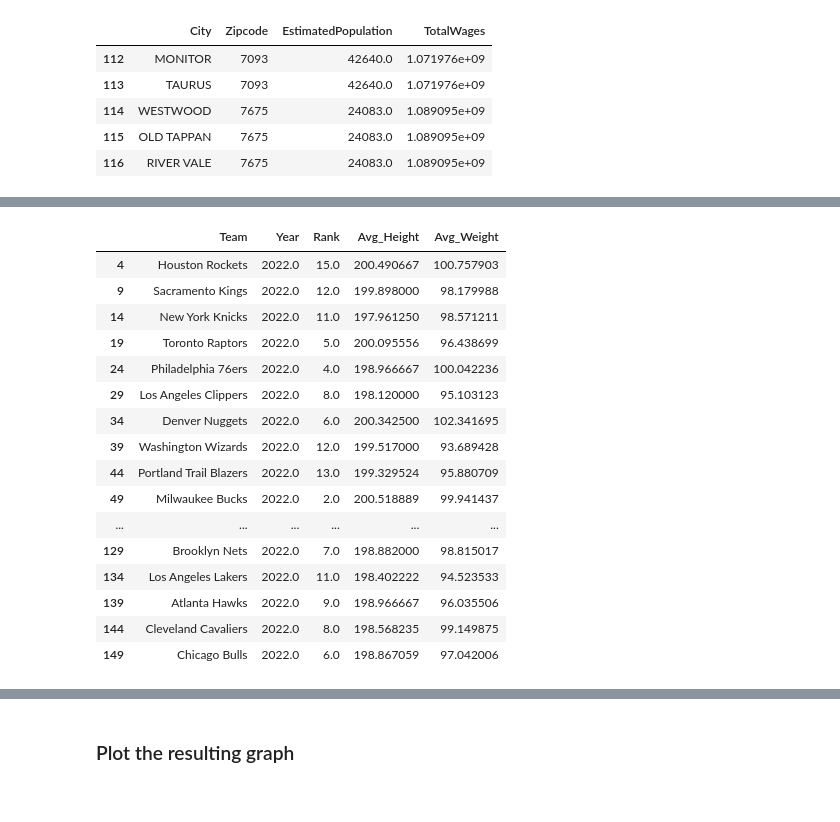
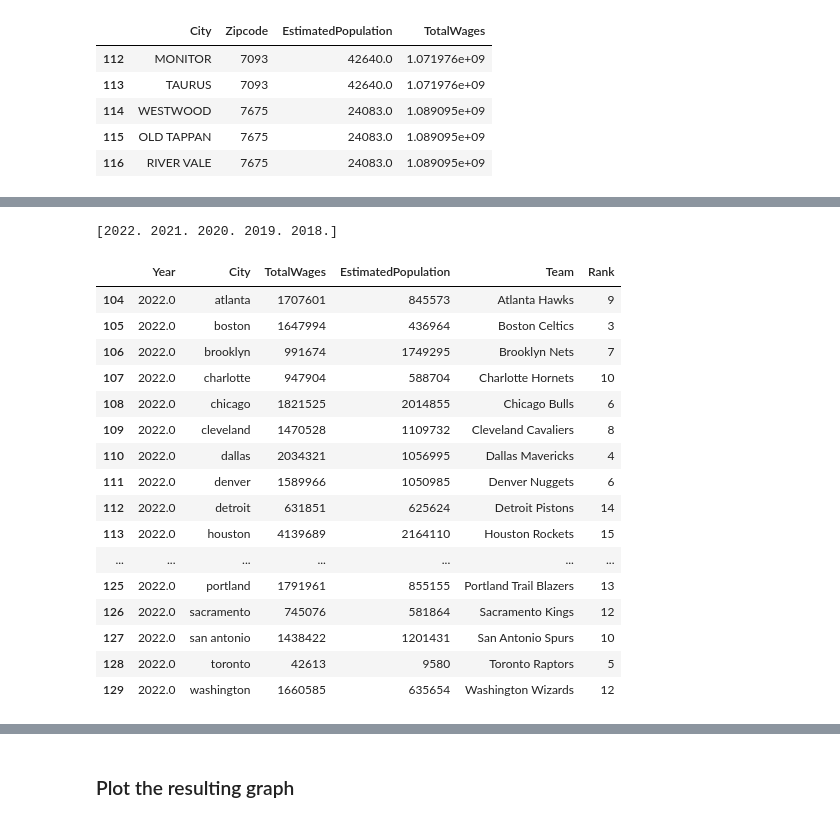
Before and after one commit to colekrant/ADS-Final-Project, a Jupyter notebook: wages_population.ipynb, the cells around one changed output, grey strips where cells are left out. Drawn from its saved outputs; the diff is of its cells as text; code cells hidden in the pictures.

```diff
--- a/wages_population.ipynb
+++ b/wages_population.ipynb
@@ -104,3 +113,11 @@ df_population.head()
 | 114 | WESTWOOD | 7675 | 24083.0 | 1.089095e+09 |
 | 115 | OLD TAPPAN | 7675 | 24083.0 | 1.089095e+09 |
 | 116 | RIVER VALE | 7675 | 24083.0 | 1.089095e+09 |
+# %%
+#--------------------------------------------------------------------------------#
+## Population Dataframe
+#  Normalize the cities to be lowercase
+
+for i in range(len(df_population)):
+    df_population.iloc[i, 0] = df_population.iloc[i, 0].lower()
+#--------------------------------------------------------------------------------#
@@ -389,0 +191,9 @@ df_kmeans.head()
+# %%
+#--------------------------------------------------------------------------------#
+## Merege team and rankings dataframes by their team
+#    include the year, rank and conference
+
+df_team_rankings = pd.merge(df_team, df_rankings, left_on='full_name', right_on='Team', how='inner')
+df_team_rankings = df_team_rankings[['full_name', 'city', 'Year', 'Rank', 'Converence']]
+
+#--------------------------------------------------------------------------------#
@@ -389,0 +239,12 @@ df_kmeans.head()
+# %%
+#--------------------------------------------------------------------------------#
+## in dfDictionary, sum the total wages for each city and estimated population. make sure to seperate by year make sure to keep the team name and rank for a given year
+df_sum = dfDictionary.groupby(['Year', 'City']).agg({'TotalWages': 'sum', 'EstimatedPopulation': 'sum', 'Team': 'first', 'Rank': 'first'}).reset_index()
+
+## convert all numerical values to integers
+df_sum['TotalWages'] = df_sum['TotalWages'].astype(int)
+df_sum['EstimatedPopulation'] = df_sum['EstimatedPopulation'].astype(int)
+df_sum['Rank'] = df_sum['Rank'].astype(int)
+
+df_sum.head(100)
+#--------------------------------------------------------------------------------#
@@ -390,27 +265,33 @@ df_kmeans.head()
 # %%
 # ## Split into by year
-df_18 = df_kmeans[df_kmeans["Year"] == 2018]
-df_19 = df_kmeans[df_kmeans["Year"] == 2019]
-df_20 = df_kmeans[df_kmeans["Year"] == 2020]
-df_21 = df_kmeans[df_kmeans["Year"] == 2021]
-df_22 = df_kmeans[df_kmeans["Year"] == 2022]
+print(dfDictionary["Year"].unique())                   # get all unique years
+
+
+df_18 = df_sum[df_sum["Year"] == 2018.0]
+df_19 = df_sum[df_sum["Year"] == 2019.0]
+df_20 = df_sum[df_sum["Year"] == 2020.0]
+df_21 = df_sum[df_sum["Year"] == 2021.0]
+df_22 = df_sum[df_sum["Year"] == 2022.0]
+
+df_22.head(100)
 # %% [output]
+[2022. 2021. 2020. 2019. 2018.]
-|  | Team | Year | Rank | Avg_Height | Avg_Weight |
-| 4 | Houston Rockets | 2022.0 | 15.0 | 200.490667 | 100.757903 |
-| 9 | Sacramento Kings | 2022.0 | 12.0 | 199.898000 | 98.179988 |
-| 14 | New York Knicks | 2022.0 | 11.0 | 197.961250 | 98.571211 |
-| 19 | Toronto Raptors | 2022.0 | 5.0 | 200.095556 | 96.438699 |
-| 24 | Philadelphia 76ers | 2022.0 | 4.0 | 198.966667 | 100.042236 |
-| 29 | Los Angeles Clippers | 2022.0 | 8.0 | 198.120000 | 95.103123 |
-| 34 | Denver Nuggets | 2022.0 | 6.0 | 200.342500 | 102.341695 |
-| 39 | Washington Wizards | 2022.0 | 12.0 | 199.517000 | 93.689428 |
-| 44 | Portland Trail Blazers | 2022.0 | 13.0 | 199.329524 | 95.880709 |
-| 49 | Milwaukee Bucks | 2022.0 | 2.0 | 200.518889 | 99.941437 |
-| ... | ... | ... | ... | ... | ... |
-| 129 | Brooklyn Nets | 2022.0 | 7.0 | 198.882000 | 98.815017 |
-| 134 | Los Angeles Lakers | 2022.0 | 11.0 | 198.402222 | 94.523533 |
-| 139 | Atlanta Hawks | 2022.0 | 9.0 | 198.966667 | 96.035506 |
-| 144 | Cleveland Cavaliers | 2022.0 | 8.0 | 198.568235 | 99.149875 |
-| 149 | Chicago Bulls | 2022.0 | 6.0 | 198.867059 | 97.042006 |
+|  | Year | City | TotalWages | EstimatedPopulation | Team | Rank |
+| 104 | 2022.0 | atlanta | 1707601 | 845573 | Atlanta Hawks | 9 |
+| 105 | 2022.0 | boston | 1647994 | 436964 | Boston Celtics | 3 |
+| 106 | 2022.0 | brooklyn | 991674 | 1749295 | Brooklyn Nets | 7 |
+| 107 | 2022.0 | charlotte | 947904 | 588704 | Charlotte Hornets | 10 |
+| 108 | 2022.0 | chicago | 1821525 | 2014855 | Chicago Bulls | 6 |
+| 109 | 2022.0 | cleveland | 1470528 | 1109732 | Cleveland Cavaliers | 8 |
+| 110 | 2022.0 | dallas | 2034321 | 1056995 | Dallas Mavericks | 4 |
+| 111 | 2022.0 | denver | 1589966 | 1050985 | Denver Nuggets | 6 |
+| 112 | 2022.0 | detroit | 631851 | 625624 | Detroit Pistons | 14 |
+| 113 | 2022.0 | houston | 4139689 | 2164110 | Houston Rockets | 15 |
+| ... | ... | ... | ... | ... | ... | ... |
+| 125 | 2022.0 | portland | 1791961 | 855155 | Portland Trail Blazers | 13 |
+| 126 | 2022.0 | sacramento | 745076 | 581864 | Sacramento Kings | 12 |
+| 127 | 2022.0 | san antonio | 1438422 | 1201431 | San Antonio Spurs | 10 |
+| 128 | 2022.0 | toronto | 42613 | 9580 | Toronto Raptors | 5 |
+| 129 | 2022.0 | washington | 1660585 | 635654 | Washington Wizards | 12 |
 # %% [markdown]
 $\rule{27cm}{0.4pt}$
```
Also changed, not shown: parts of 22 cells of this notebook, 1 other file.
